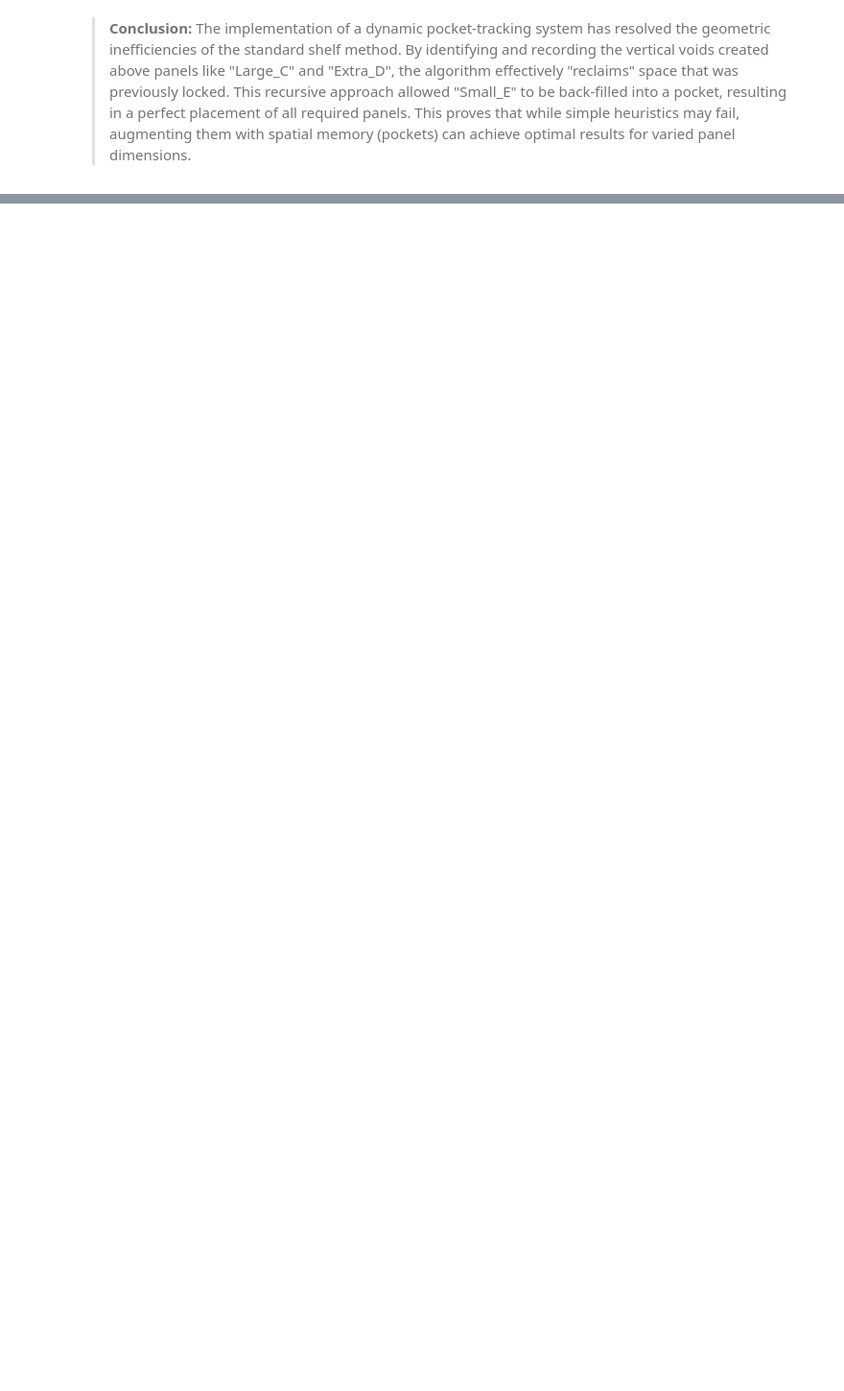
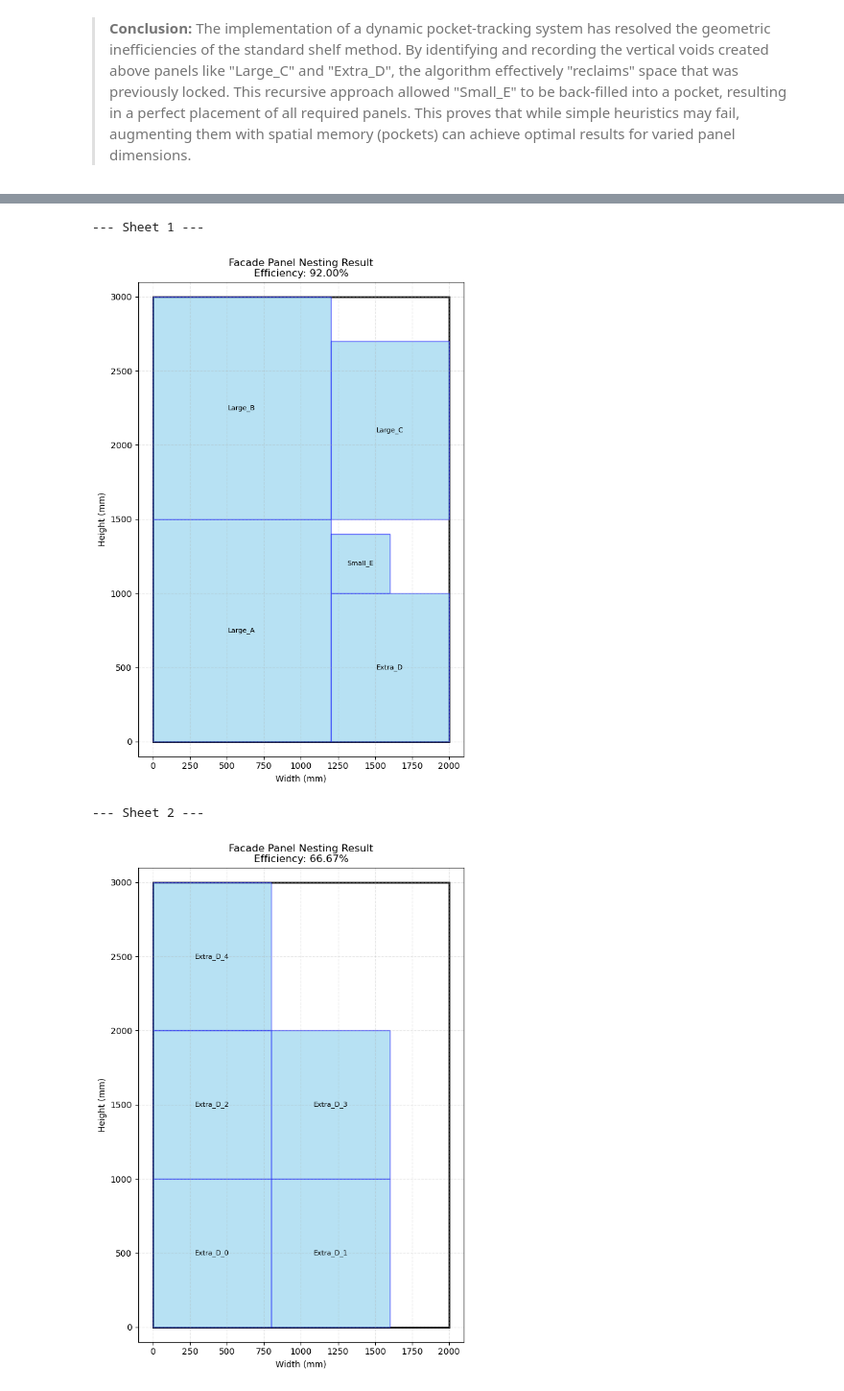
Before and after one commit to Nalyan-Beytula/Math-Concepts-for-Developers, a Jupyter notebook: Math-Concepts-for-Developers.ipynb, the cells around one changed output, grey strips where cells are left out. Shown at 96% size. Saved outputs shown, nothing was run; the diff lists cells and outputs as text; code cells hidden in the pictures; blank space fills up the shorter version.

Commit message:
Implement multi-sheet nesting logic to handle high-volume panel schedules

```diff
--- a/Math-Concepts-for-Developers.ipynb
+++ b/Math-Concepts-for-Developers.ipynb
@@ -379,0 +383,41 @@ visualize_nesting(stock_sheet, unplaced_pockets)
+# %%
+def nest_panels_multi_sheet(panels, sheet_width, sheet_height):
+
+    sheets = []
+    remaining_panels = [p for p in panels] # Copy of panels to place
+
+    while len(remaining_panels) > 0:
+        # Creating a new sheet
+        new_sheet = Sheet(sheet_width, sheet_height)
+
+        # Filling this specific sheet
+        unplaced_from_this_sheet = nest_panels_with_pockets(new_sheet, remaining_panels)
+
+        # Saving the completed sheet
+        sheets.append(new_sheet)
+
+        # Update the list of panels that still need placing
+        remaining_panels = unplaced_from_this_sheet
+
+        # Checking if panel is larger than the stock sheet
+        if len(remaining_panels) == len(panels) and len(sheets) > 0:
+            print("Error: Some panels are too large for the stock dimensions.")
+            break
+
+    return sheets
+
+# Adding 5 more 'Extra_D' panels to force a second sheet
+extended_panels = sorted_panels + [Panel(800, 1000, f"Extra_D_{i}") for i in range(5)]
+
+# Run the Multi-Sheet Logic
+all_sheets = nest_panels_multi_sheet(extended_panels, 2000, 3000)
+
+# Visualize all resulting sheets
+for i, sheet in enumerate(all_sheets):
+    print(f"--- Sheet {i+1} ---")
+    visualize_nesting(sheet, [])
+# %% [output]
+--- Sheet 1 ---
+[figure, added]
+--- Sheet 2 ---
+[figure, added]
```
Also changed, not shown: parts of 1 cell of this notebook.
